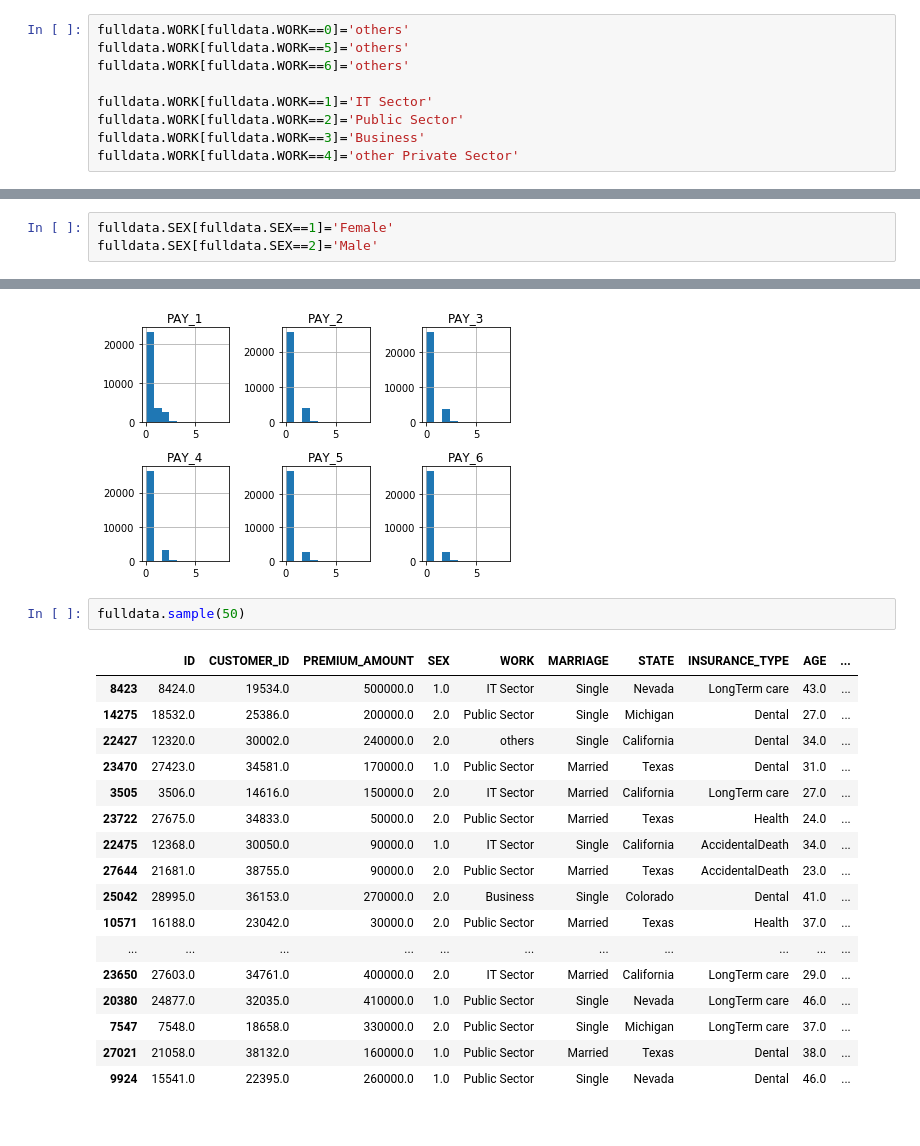
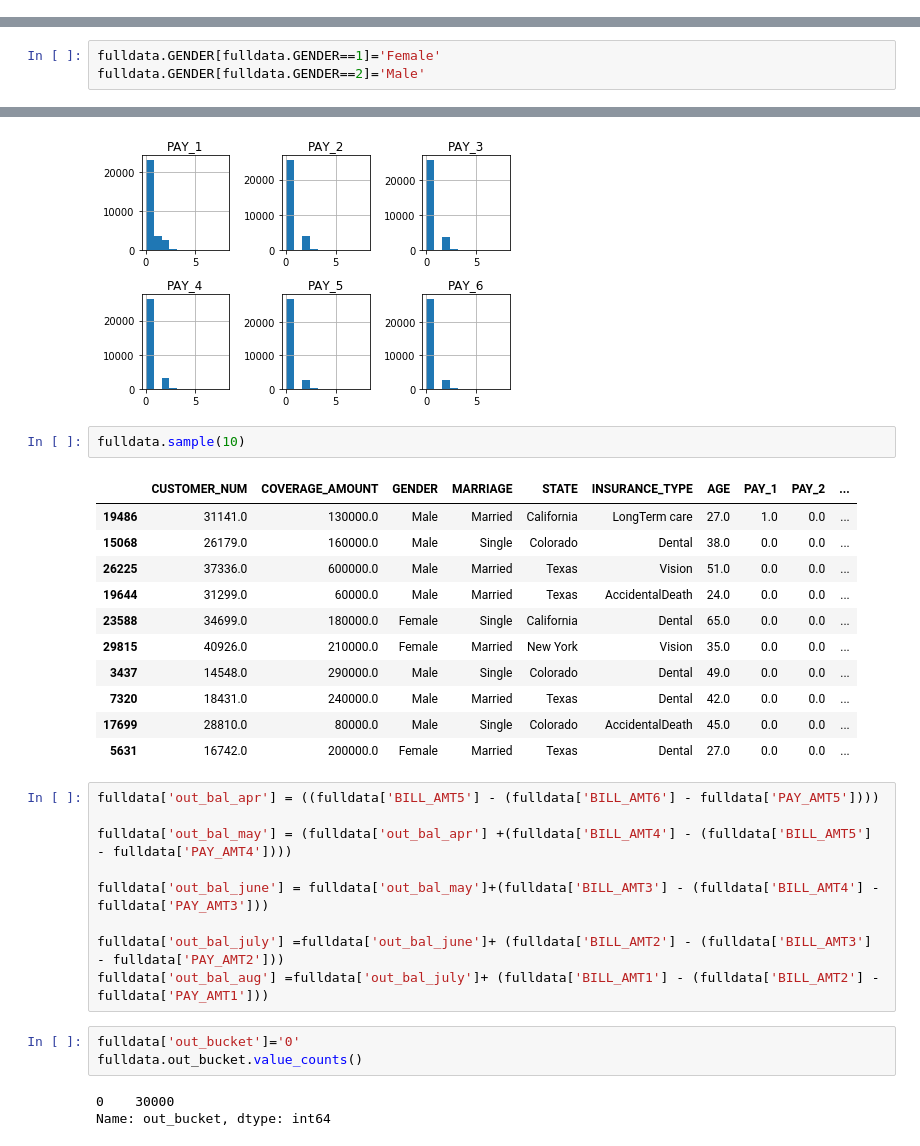
Before and after one commit to innovator-arjun/I3-Hackathon, a Jupyter notebook: i3-Hackathon.ipynb, the cells around one changed output, grey strips where cells are left out. Drawn from its saved outputs; the diff is of its cells as text.

```diff
--- a/i3-Hackathon.ipynb
+++ b/i3-Hackathon.ipynb
@@ -71,12 +95,3 @@ array([[<matplotlib.axes._subplots.AxesSubplot object at 0x...>,
         <matplotlib.axes._subplots.AxesSubplot object at 0x...>]],
       dtype=object)
 [figure]
-# %%
-fulldata.WORK[fulldata.WORK==0]='others'
-fulldata.WORK[fulldata.WORK==5]='others'
-fulldata.WORK[fulldata.WORK==6]='others'
-
-fulldata.WORK[fulldata.WORK==1]='IT Sector'
-fulldata.WORK[fulldata.WORK==2]='Public Sector'
-fulldata.WORK[fulldata.WORK==3]='Business'
-fulldata.WORK[fulldata.WORK==4]='other Private Sector'
@@ -171,4 +169,4 @@ Name: SEX, dtype: int64
 # %%
-fulldata.SEX[fulldata.SEX==1]='Female'
-fulldata.SEX[fulldata.SEX==2]='Male'
+fulldata.GENDER[fulldata.GENDER==1]='Female'
+fulldata.GENDER[fulldata.GENDER==2]='Male'
 # %%
@@ -254,22 +248,31 @@ draw_histograms(late, late.columns, 2, 3, 10)
 # %% [output]
 [figure]
 # %%
-fulldata.sample(50)
+fulldata.sample(10)
 # %% [output]
-|  | ID | CUSTOMER_ID | PREMIUM_AMOUNT | SEX | WORK | MARRIAGE | STATE | INSURANCE_TYPE | AGE | ... |
-| 8423 | 8424.0 | 19534.0 | 500000.0 | 1.0 | IT Sector | Single | Nevada | LongTerm care | 43.0 | ... |
-| 14275 | 18532.0 | 25386.0 | 200000.0 | 2.0 | Public Sector | Single | Michigan | Dental | 27.0 | ... |
-| 22427 | 12320.0 | 30002.0 | 240000.0 | 2.0 | others | Single | California | Dental | 34.0 | ... |
-| 23470 | 27423.0 | 34581.0 | 170000.0 | 1.0 | Public Sector | Married | Texas | Dental | 31.0 | ... |
-| 3505 | 3506.0 | 14616.0 | 150000.0 | 2.0 | IT Sector | Married | California | LongTerm care | 27.0 | ... |
-| 23722 | 27675.0 | 34833.0 | 50000.0 | 2.0 | Public Sector | Married | Texas | Health | 24.0 | ... |
-| 22475 | 12368.0 | 30050.0 | 90000.0 | 1.0 | IT Sector | Single | California | AccidentalDeath | 34.0 | ... |
-| 27644 | 21681.0 | 38755.0 | 90000.0 | 2.0 | Public Sector | Married | Texas | AccidentalDeath | 23.0 | ... |
-| 25042 | 28995.0 | 36153.0 | 270000.0 | 2.0 | Business | Single | Colorado | Dental | 41.0 | ... |
-| 10571 | 16188.0 | 23042.0 | 30000.0 | 2.0 | Public Sector | Married | Texas | Health | 37.0 | ... |
-| ... | ... | ... | ... | ... | ... | ... | ... | ... | ... | ... |
-| 23650 | 27603.0 | 34761.0 | 400000.0 | 2.0 | IT Sector | Married | California | LongTerm care | 29.0 | ... |
-| 20380 | 24877.0 | 32035.0 | 410000.0 | 1.0 | Public Sector | Single | Nevada | LongTerm care | 46.0 | ... |
-| 7547 | 7548.0 | 18658.0 | 330000.0 | 2.0 | Public Sector | Single | Michigan | LongTerm care | 37.0 | ... |
-| 27021 | 21058.0 | 38132.0 | 160000.0 | 1.0 | Public Sector | Married | Texas | Dental | 38.0 | ... |
-| 9924 | 15541.0 | 22395.0 | 260000.0 | 1.0 | Public Sector | Single | Nevada | Dental | 46.0 | ... |
+|  | CUSTOMER_NUM | COVERAGE_AMOUNT | GENDER | MARRIAGE | STATE | INSURANCE_TYPE | AGE | PAY_1 | PAY_2 | ... |
+| 19486 | 31141.0 | 130000.0 | Male | Married | California | LongTerm care | 27.0 | 1.0 | 0.0 | ... |
+| 15068 | 26179.0 | 160000.0 | Male | Single | Colorado | Dental | 38.0 | 0.0 | 0.0 | ... |
+| 26225 | 37336.0 | 600000.0 | Male | Married | Texas | Vision | 51.0 | 0.0 | 0.0 | ... |
+| 19644 | 31299.0 | 60000.0 | Male | Married | Texas | AccidentalDeath | 24.0 | 0.0 | 0.0 | ... |
+| 23588 | 34699.0 | 180000.0 | Female | Single | California | Dental | 65.0 | 0.0 | 0.0 | ... |
+| 29815 | 40926.0 | 210000.0 | Female | Married | New York | Vision | 35.0 | 0.0 | 0.0 | ... |
+| 3437 | 14548.0 | 290000.0 | Male | Single | Colorado | Dental | 49.0 | 0.0 | 0.0 | ... |
+| 7320 | 18431.0 | 240000.0 | Male | Married | Texas | Dental | 42.0 | 0.0 | 0.0 | ... |
+| 17699 | 28810.0 | 80000.0 | Male | Single | Colorado | AccidentalDeath | 45.0 | 0.0 | 0.0 | ... |
+| 5631 | 16742.0 | 200000.0 | Female | Married | Texas | Dental | 27.0 | 0.0 | 0.0 | ... |
+# %%
+fulldata['out_bal_apr'] = ((fulldata['BILL_AMT5'] - (fulldata['BILL_AMT6'] - fulldata['PAY_AMT5'])))
+
+fulldata['out_bal_may'] = (fulldata['out_bal_apr'] +(fulldata['BILL_AMT4'] - (fulldata['BILL_AMT5'] - fulldata['PAY_AMT4'])))
+
+fulldata['out_bal_june'] = fulldata['out_bal_may']+(fulldata['BILL_AMT3'] - (fulldata['BILL_AMT4'] - fulldata['PAY_AMT3']))
+
+fulldata['out_bal_july'] =fulldata['out_bal_june']+ (fulldata['BILL_AMT2'] - (fulldata['BILL_AMT3'] - fulldata['PAY_AMT2']))
+fulldata['out_bal_aug'] =fulldata['out_bal_july']+ (fulldata['BILL_AMT1'] - (fulldata['BILL_AMT2'] - fulldata['PAY_AMT1']))
+# %%
+fulldata['out_bucket']='0'
+fulldata.out_bucket.value_counts()
+# %% [output]
+0    30000
+Name: out_bucket, dtype: int64
```
Also changed, not shown: parts of 33 cells of this notebook, 1 other file.
